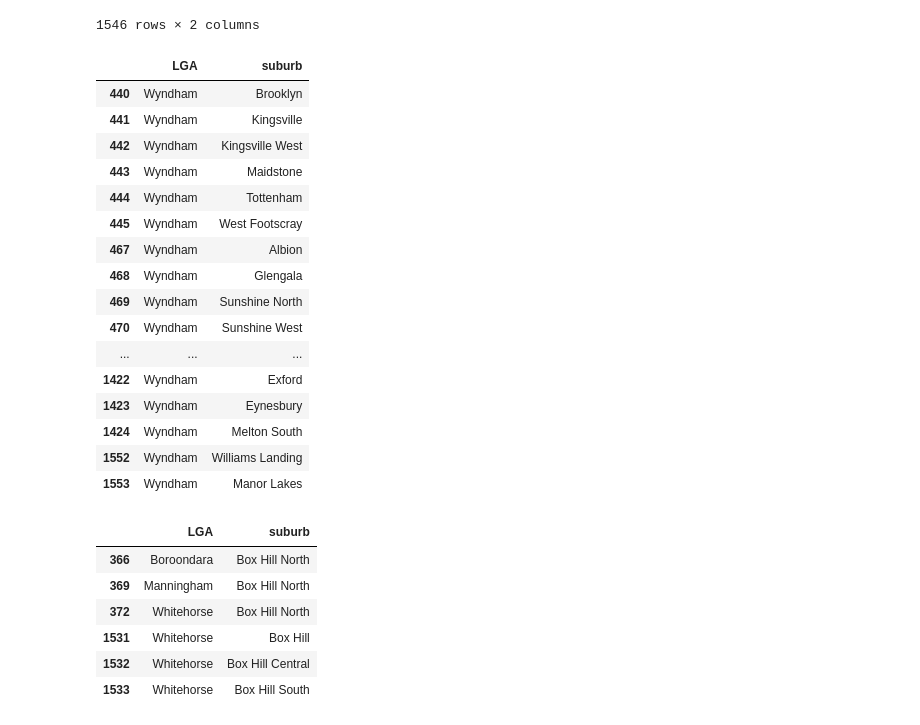
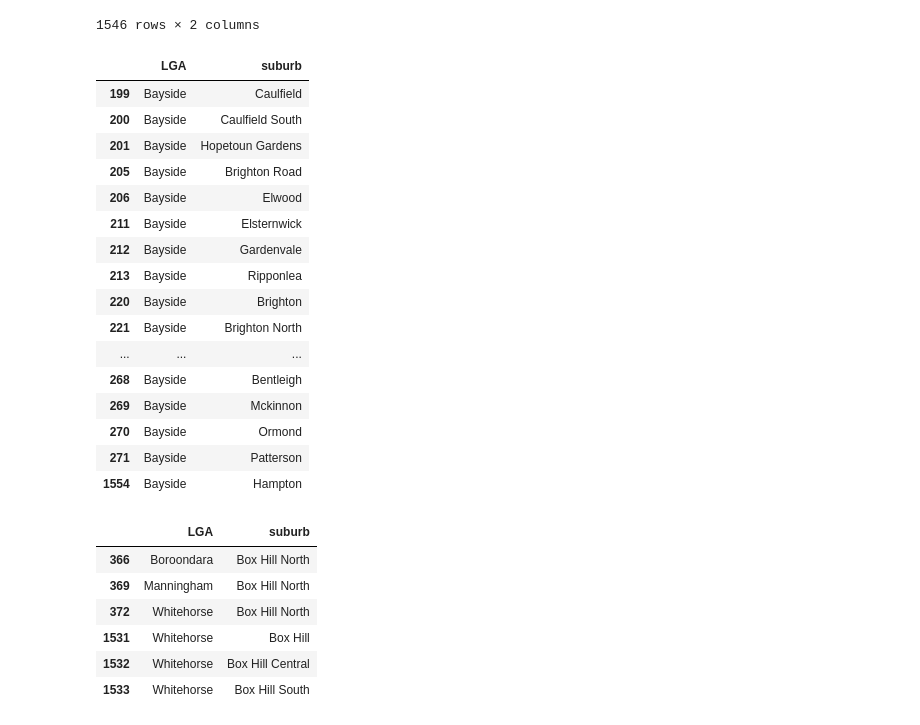
Before and after one commit to GuyDavis1/Week-9-Homework, a Jupyter notebook: data/cleaning.ipynb, the cells around one changed output. Drawn from its saved outputs; the diff is of its cells as text; code cells hidden in the pictures.

```diff
--- a/data/cleaning.ipynb
+++ b/data/cleaning.ipynb
@@ -109,33 +109,34 @@ prop
 1546 rows × 2 columns
 # %%
 prop=prop.append({"LGA":"Boroondara","suburb":"Deepdene"}, ignore_index=True)
-prop=prop.append({"LGA":"Nillumbik","suburb":"St Andrews"}, ignore_index=True)
+prop=prop.append({"LGA":"Nillumbik","suburb":"Bend of Islands"}, ignore_index=True)
 prop=prop.append({"LGA":"Banyule","suburb":"St Helena"}, ignore_index=True)
 prop=prop.append({"LGA":"Casey","suburb":"Botanic Ridge"}, ignore_index=True)
 prop=prop.append({"LGA":"Moonee Valley","suburb":"Essendon Fields"}, ignore_index=True)
 prop=prop.append({"LGA":"Brimbank","suburb":"Sunshine"}, ignore_index=True)
 prop=prop.append({"LGA":"Wyndham","suburb":"Williams Landing"}, ignore_index=True)
 prop=prop.append({"LGA":"Wyndham","suburb":"Manor Lakes"}, ignore_index=True)
+prop=prop.append({"LGA":"Bayside","suburb":"Hampton"}, ignore_index=True)
 # %%
-prop[prop.LGA=="Wyndham"]
+prop[prop.LGA=="Bayside"]
 # %% [output]
 |  | LGA | suburb |
-| 440 | Wyndham | Brooklyn |
-| 441 | Wyndham | Kingsville |
-| 442 | Wyndham | Kingsville West |
-| 443 | Wyndham | Maidstone |
-| 444 | Wyndham | Tottenham |
-| 445 | Wyndham | West Footscray |
-| 467 | Wyndham | Albion |
-| 468 | Wyndham | Glengala |
-| 469 | Wyndham | Sunshine North |
-| 470 | Wyndham | Sunshine West |
+| 199 | Bayside | Caulfield |
+| 200 | Bayside | Caulfield South |
+| 201 | Bayside | Hopetoun Gardens |
+| 205 | Bayside | Brighton Road |
+| 206 | Bayside | Elwood |
+| 211 | Bayside | Elsternwick |
+| 212 | Bayside | Gardenvale |
+| 213 | Bayside | Ripponlea |
+| 220 | Bayside | Brighton |
+| 221 | Bayside | Brighton North |
 | ... | ... | ... |
-| 1422 | Wyndham | Exford |
-| 1423 | Wyndham | Eynesbury |
-| 1424 | Wyndham | Melton South |
-| 1552 | Wyndham | Williams Landing |
-| 1553 | Wyndham | Manor Lakes |
+| 268 | Bayside | Bentleigh |
+| 269 | Bayside | Mckinnon |
+| 270 | Bayside | Ormond |
+| 271 | Bayside | Patterson |
+| 1554 | Bayside | Hampton |
 # %%
 prop[prop.suburb.str.contains("Box")]
 # %% [output]
```
Also changed, not shown: parts of 5 cells of this notebook, 1 other file.
